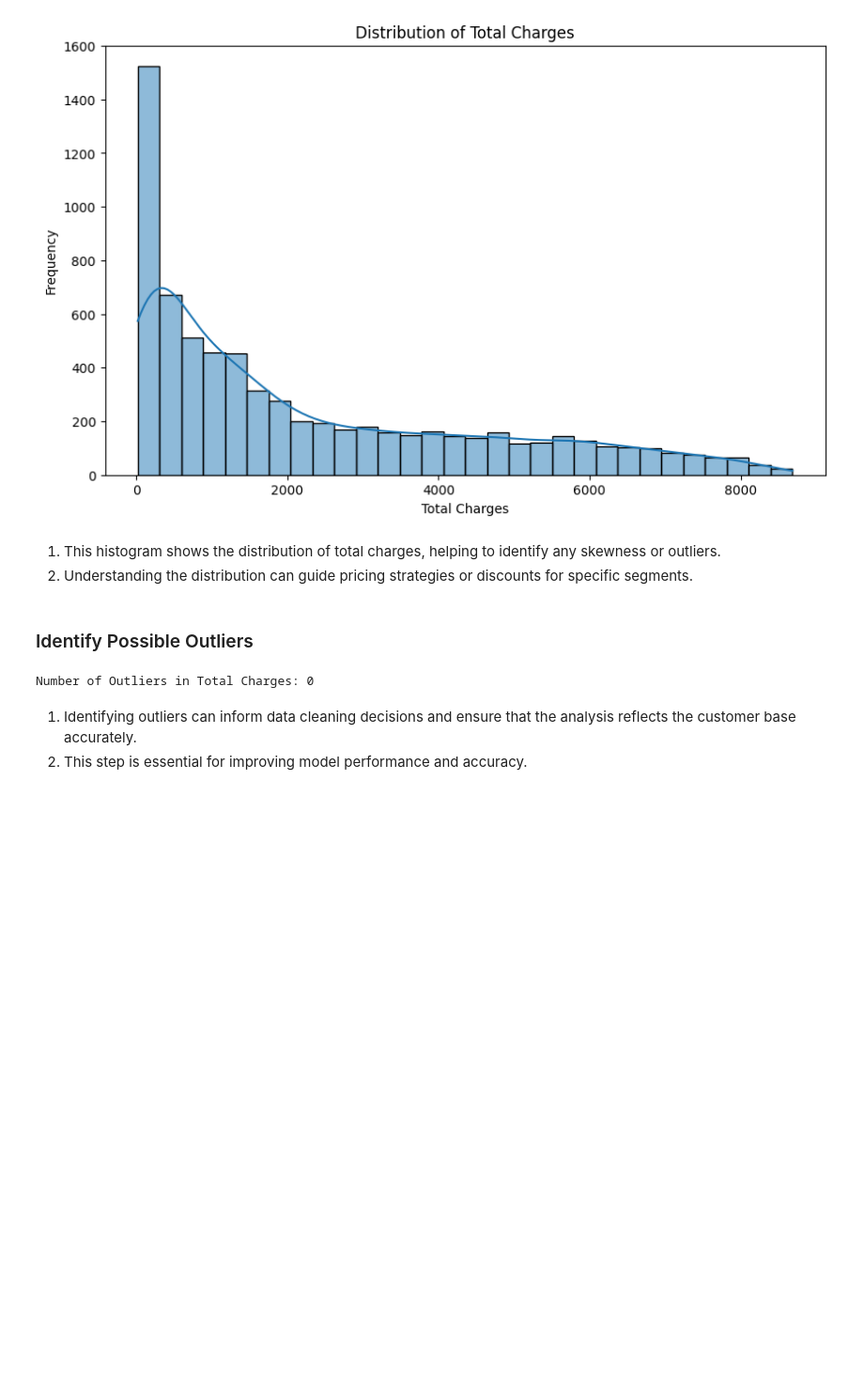
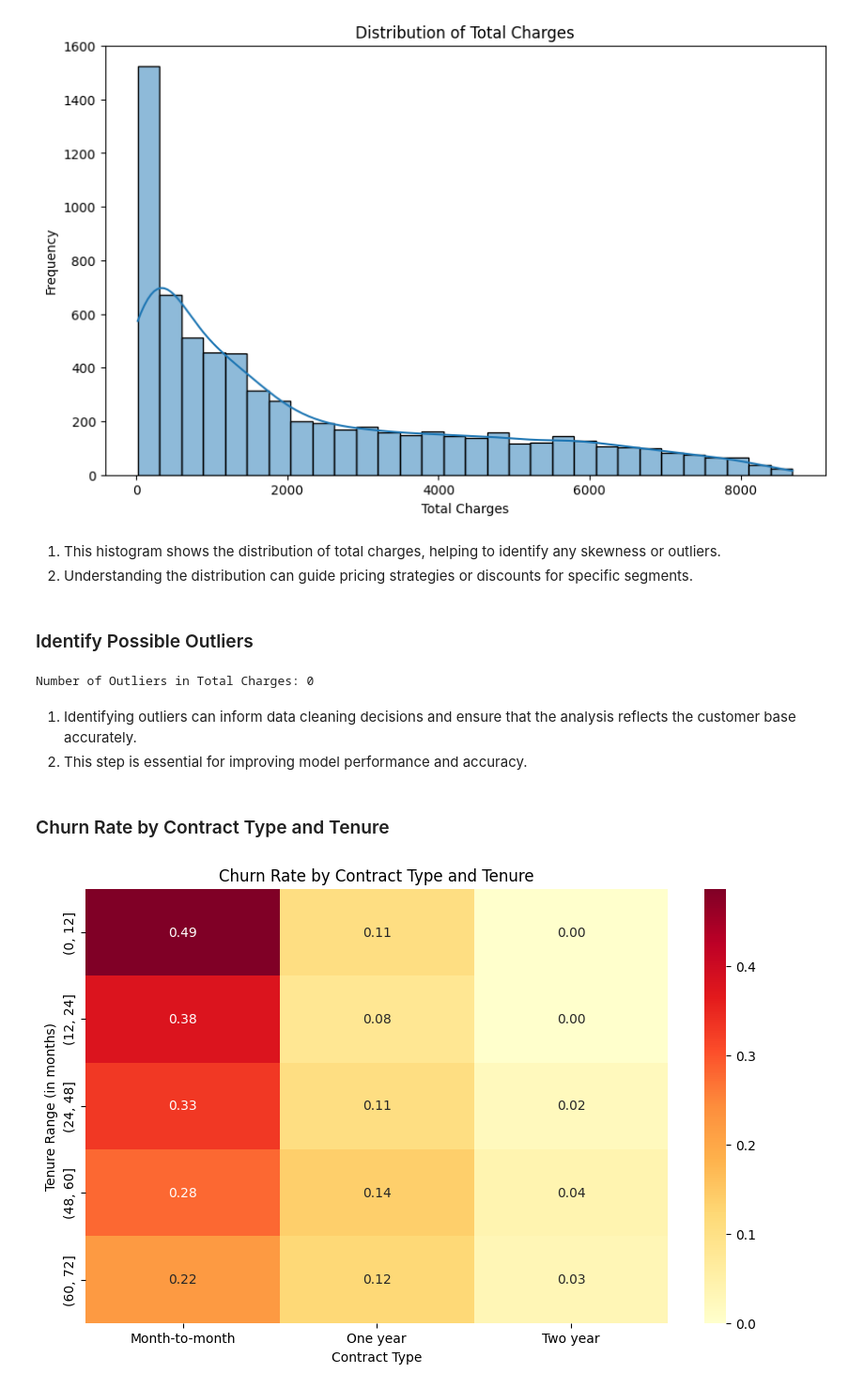
Before and after one commit to Om700-create/Telco_Churn_Predictor, a Jupyter notebook: notebooks/01_data_exploration.ipynb, the cells around one changed output. Shown at 94% size. Saved outputs shown, nothing was run; the diff lists cells and outputs as text; code cells hidden in the pictures; blank space fills up the shorter version.

```diff
--- a/notebooks/01_data_exploration.ipynb
+++ b/notebooks/01_data_exploration.ipynb
@@ -697,3 +703,25 @@ Number of Outliers in Total Charges: 0
 # %% [markdown]
 1. Identifying outliers can inform data cleaning decisions and ensure that the analysis reflects the customer base accurately.
 2. This step is essential for improving model performance and accuracy.
+# %% [markdown]
+###  Churn Rate by Contract Type and Tenure
+# %%
+
+# Create a pivot table for churn rate based on Contract and Tenure
+churn_rate_contract_tenure = pd.pivot_table(df, values='Churn',
+                                            index=pd.cut(df['tenure'], bins=[0, 12, 24, 48, 60, 72]),
+                                            columns='Contract',
+                                            aggfunc=lambda x: x.value_counts(normalize=True).get(1, 0))
+
+# Fill NaN with 0 for visualization
+churn_rate_contract_tenure = churn_rate_contract_tenure.fillna(0)
+
+# Visualize the pivot table using a heatmap
+plt.figure(figsize=(10, 6))
+sns.heatmap(churn_rate_contract_tenure, annot=True, cmap='YlOrRd', fmt=".2f")
+plt.title('Churn Rate by Contract Type and Tenure')
+plt.xlabel('Contract Type')
+plt.ylabel('Tenure Range (in months)')
+plt.show()
+# %% [output]
+[figure, added]
```
Also changed, not shown: parts of 6 cells of this notebook.
